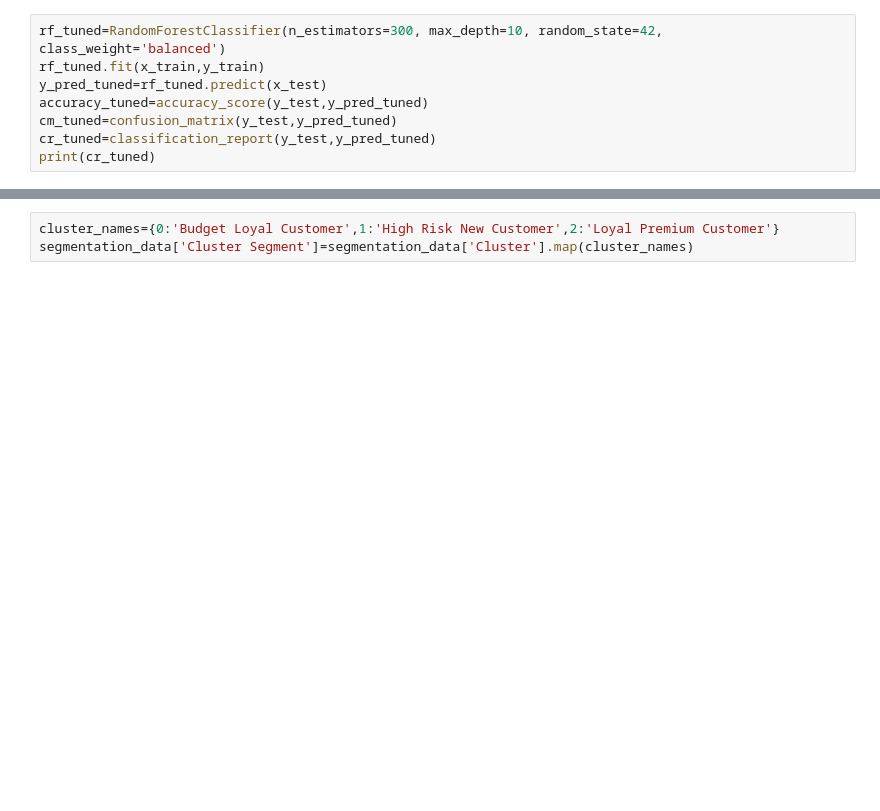
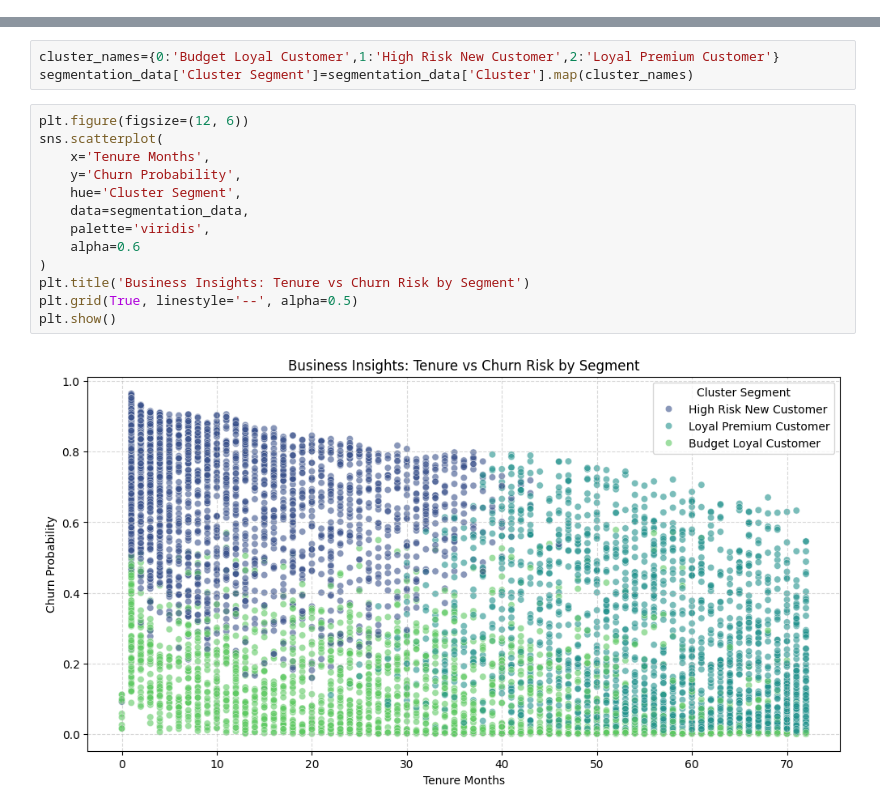
Before and after one commit to Piyush-0369/Customer_Segmentation, a Jupyter notebook: CBSOT_Customer_segmentation.ipynb, the cells around one changed output, grey strips where cells are left out. Cells and saved outputs as stored; diff of their text form; blank space fills up the shorter version.

```diff
--- a/CBSOT_Customer_segmentation.ipynb
+++ b/CBSOT_Customer_segmentation.ipynb
@@ -307,10 +299,2 @@ weighted avg       0.78      0.79      0.78      1409
 # %% [markdown]
 **approach 2- Hyperparametre tuning**
-# %%
-rf_tuned=RandomForestClassifier(n_estimators=300, max_depth=10, random_state=42, class_weight='balanced')
-rf_tuned.fit(x_train,y_train)
-y_pred_tuned=rf_tuned.predict(x_test)
-accuracy_tuned=accuracy_score(y_test,y_pred_tuned)
-cm_tuned=confusion_matrix(y_test,y_pred_tuned)
-cr_tuned=classification_report(y_test,y_pred_tuned)
-print(cr_tuned)
@@ -488,5 +616,20 @@ cluster_summary=segmentation_data.groupby('Cluster').mean()
 # %%
 cluster_names={0:'Budget Loyal Customer',1:'High Risk New Customer',2:'Loyal Premium Customer'}
 segmentation_data['Cluster Segment']=segmentation_data['Cluster'].map(cluster_names)
+# %%
+plt.figure(figsize=(12, 6))
+sns.scatterplot(
+    x='Tenure Months',
+    y='Churn Probability',
+    hue='Cluster Segment',
+    data=segmentation_data,
+    palette='viridis',
+    alpha=0.6
+)
+plt.title('Business Insights: Tenure vs Churn Risk by Segment')
+plt.grid(True, linestyle='--', alpha=0.5)
+plt.show()
+# %% [output]
+[figure, added]
 # %%
 plt.figure(figsize=(10,5))
```
Also changed, not shown: parts of 61 cells of this notebook.
